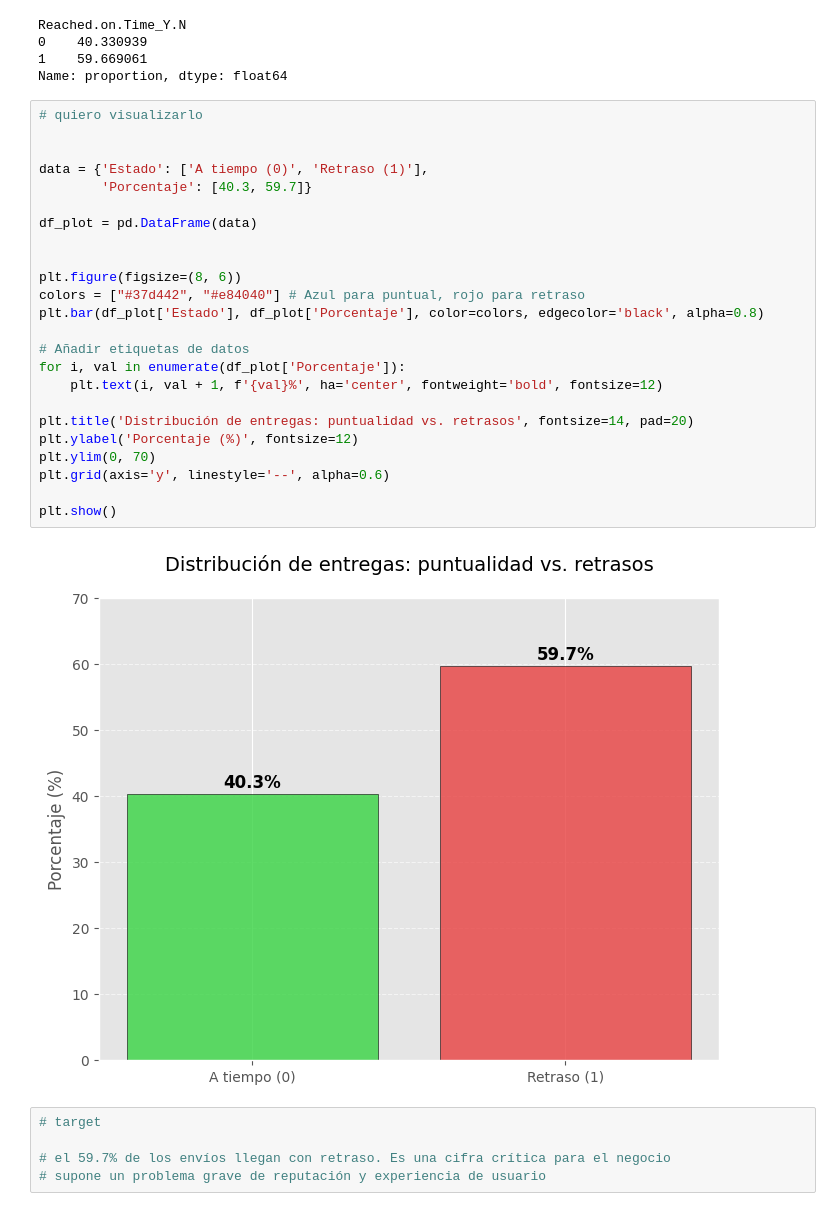
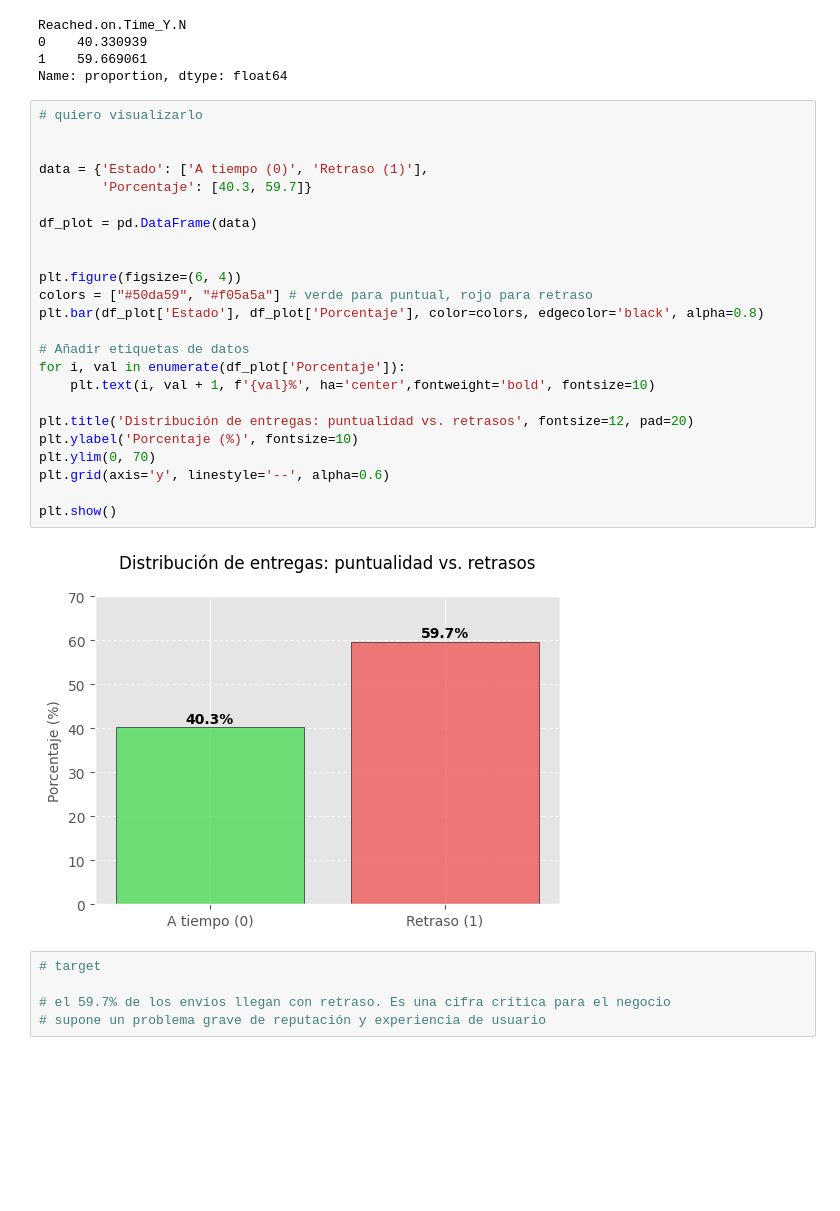
Before and after one commit to irenetite/ML_shipping, a Jupyter notebook: src/notebooks/01_exploración_y_eda.ipynb, the cells around one changed output. Drawn from its saved outputs; the diff is of its cells as text; blank space fills up the shorter version.

```diff
--- a/src/notebooks/01_exploración_y_eda.ipynb
+++ b/src/notebooks/01_exploración_y_eda.ipynb
@@ -146,29 +124,29 @@ Name: proportion, dtype: float64
 # %%
 # quiero visualizarlo
 
 
 data = {'Estado': ['A tiempo (0)', 'Retraso (1)'],
         'Porcentaje': [40.3, 59.7]}
 
 df_plot = pd.DataFrame(data)
 
 
-plt.figure(figsize=(8, 6))
-colors = ["#37d442", "#e84040"] # Azul para puntual, rojo para retraso
+plt.figure(figsize=(6, 4))
+colors = ["#50da59", "#f05a5a"] # verde para puntual, rojo para retraso
 plt.bar(df_plot['Estado'], df_plot['Porcentaje'], color=colors, edgecolor='black', alpha=0.8)
 
 # Añadir etiquetas de datos
 for i, val in enumerate(df_plot['Porcentaje']):
-    plt.text(i, val + 1, f'{val}%', ha='center', fontweight='bold', fontsize=12)
+    plt.text(i, val + 1, f'{val}%', ha='center',fontweight='bold', fontsize=10)
 
-plt.title('Distribución de entregas: puntualidad vs. retrasos', fontsize=14, pad=20)
-plt.ylabel('Porcentaje (%)', fontsize=12)
+plt.title('Distribución de entregas: puntualidad vs. retrasos', fontsize=12, pad=20)
+plt.ylabel('Porcentaje (%)', fontsize=10)
 plt.ylim(0, 70)
 plt.grid(axis='y', linestyle='--', alpha=0.6)
 
 plt.show()
 # %% [output]
-[figure, old version]
+[figure, new version]
 # %%
 # target
 
```
Also changed, not shown: parts of 15 cells of this notebook, 17 other files.
